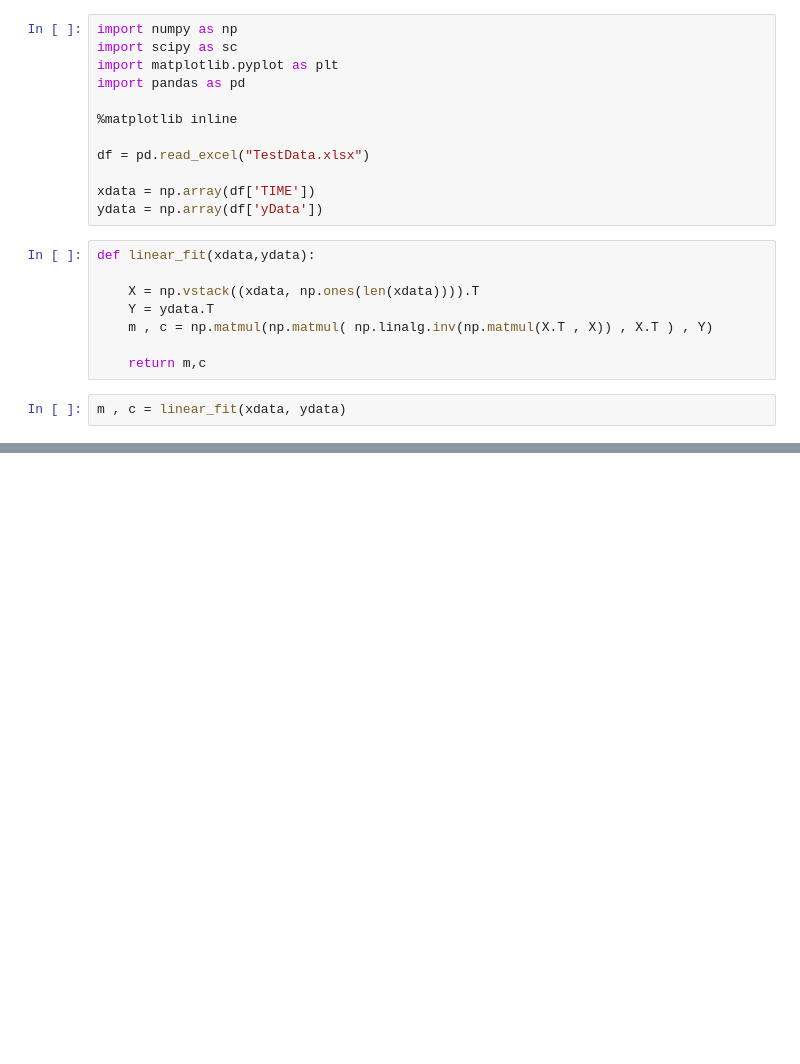
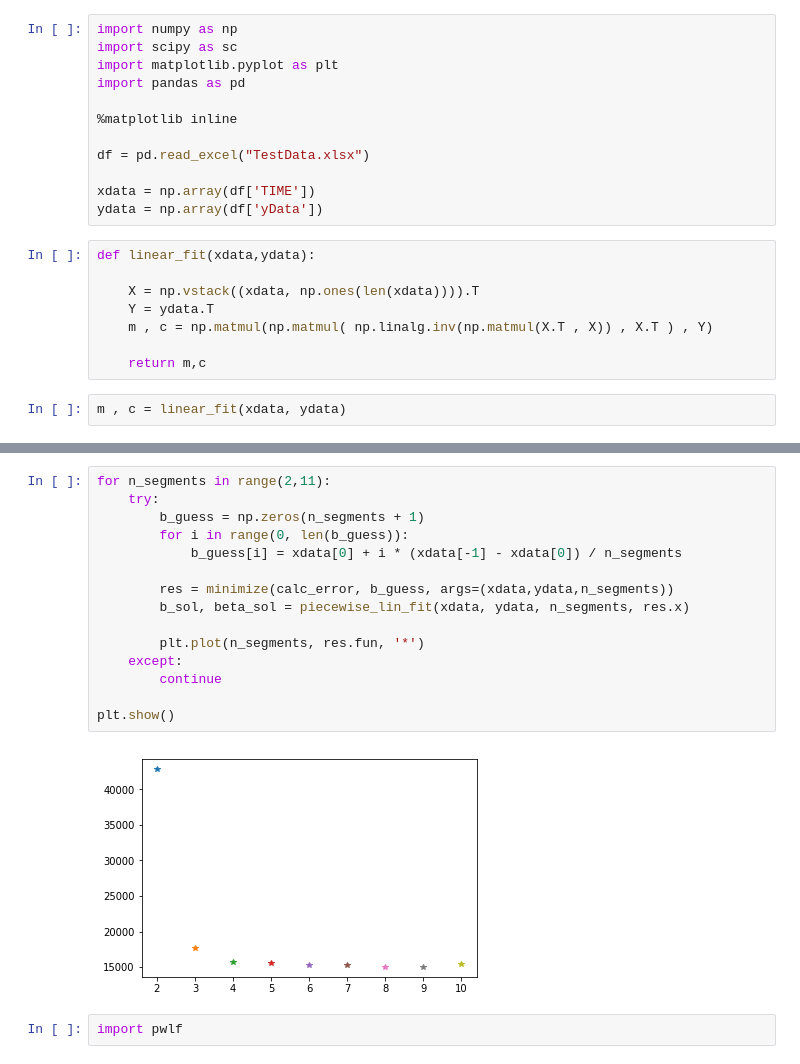
Before and after one commit to jay-r-shah/pwlf, a Jupyter notebook: pwlf.ipynb, the cells around one changed output, grey strips where cells are left out. Drawn from its saved outputs; the diff is of its cells as text; blank space fills up the shorter version.

```diff
--- a/pwlf.ipynb
+++ b/pwlf.ipynb
@@ -72,0 +112,19 @@ plt.show()
+# %%
+for n_segments in range(2,11):
+    try:
+        b_guess = np.zeros(n_segments + 1)
+        for i in range(0, len(b_guess)):
+            b_guess[i] = xdata[0] + i * (xdata[-1] - xdata[0]) / n_segments
+
+        res = minimize(calc_error, b_guess, args=(xdata,ydata,n_segments))
+        b_sol, beta_sol = piecewise_lin_fit(xdata, ydata, n_segments, res.x)
+
+        plt.plot(n_segments, res.fun, '*')
+    except:
+        continue
+
+plt.show()
+# %% [output]
+[figure, added]
+# %%
+import pwlf
```
Also changed, not shown: parts of 6 cells of this notebook, 3 other files.
